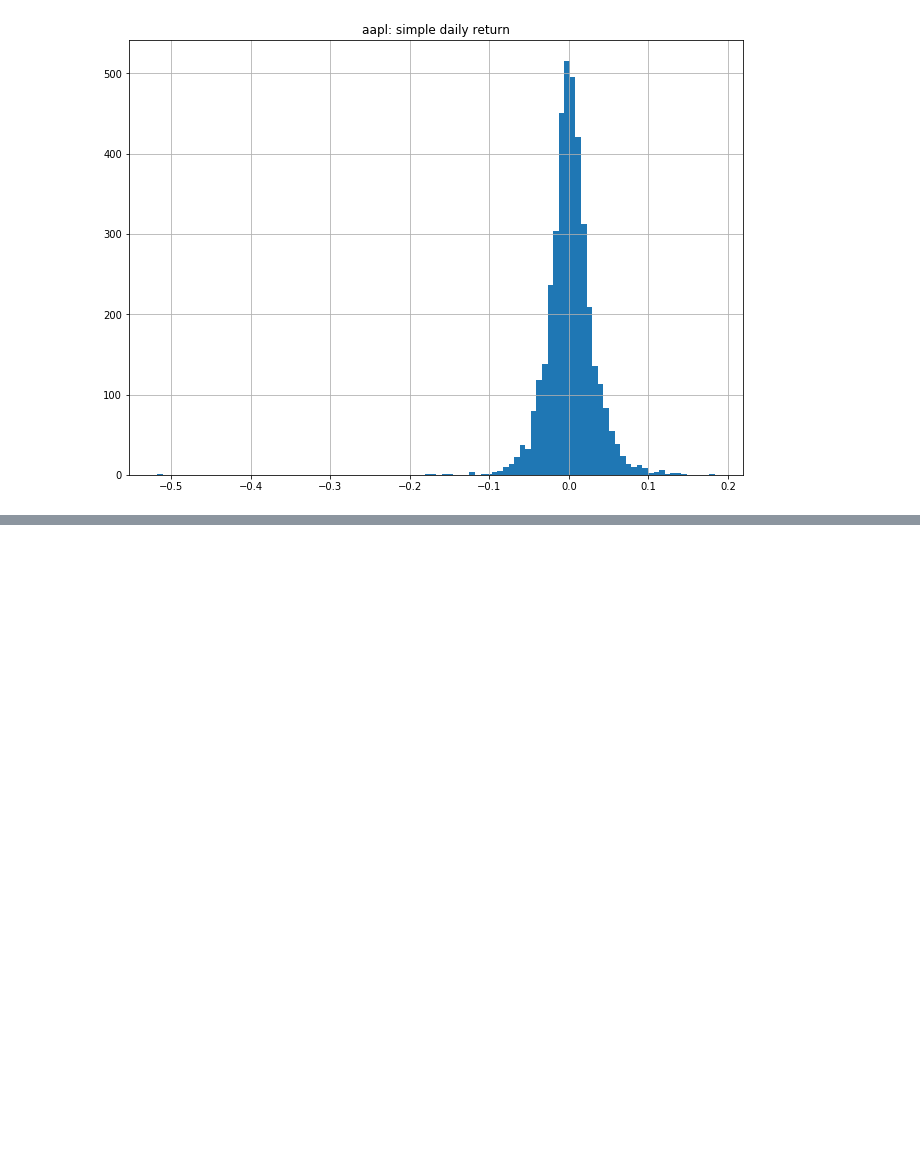
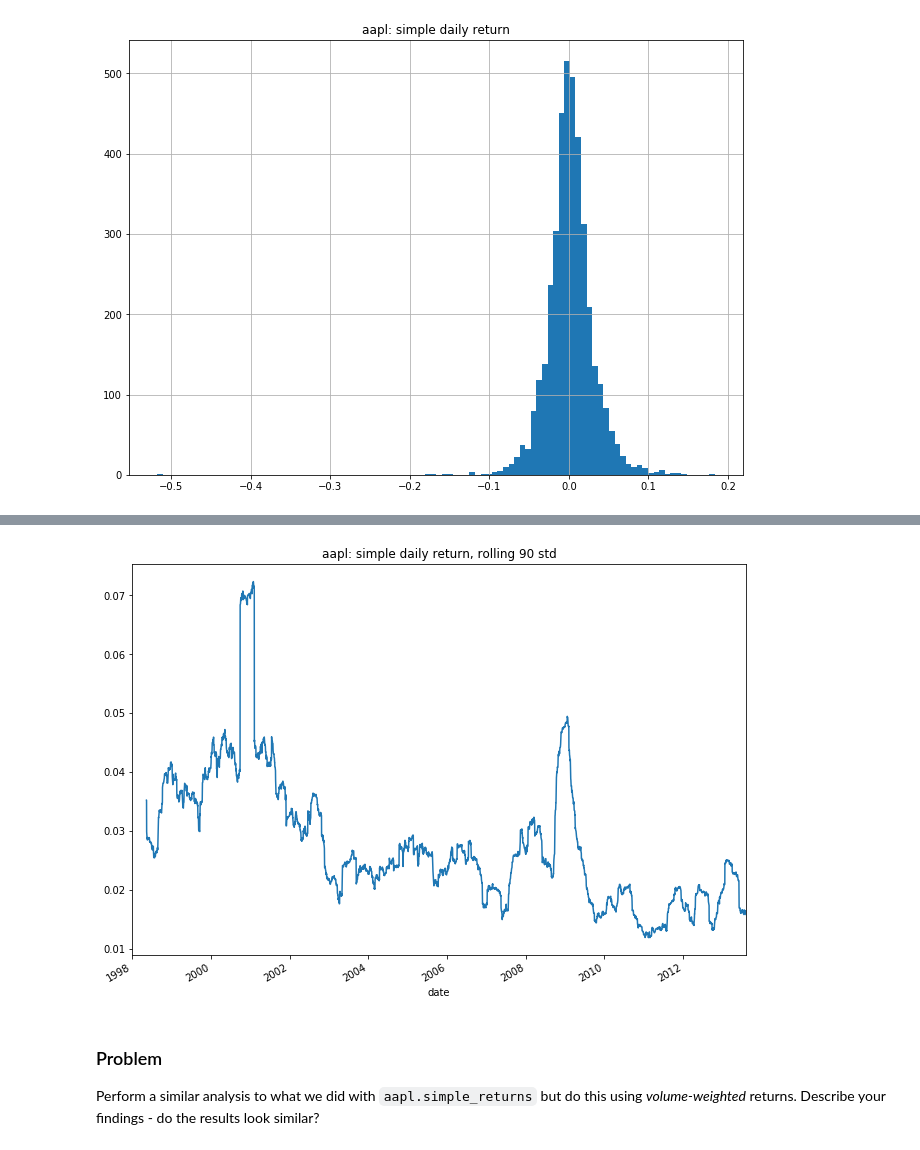
Before and after one commit to lermana/python_fundamentals, a Jupyter notebook: time_series_analysis.ipynb, the cells around one changed output, grey strips where cells are left out. Saved outputs shown, nothing was run; the diff lists cells and outputs as text; code cells hidden in the pictures; blank space fills up the shorter version.

```diff
--- a/time_series_analysis.ipynb
+++ b/time_series_analysis.ipynb
@@ -259,0 +240,11 @@ Look at the average daily returns in a given month:
+# %%
+aapl_df["return_simple_90_std"] = aapl_df.return_simple.rolling(90).std()
+# %%
+ax = aapl_df.return_simple_90_std.plot(figsize=(11, 8))
+t = ax.set_title("aapl: simple daily return, rolling 90 std")
+# %% [output]
+[figure, added]
+# %% [markdown]
+### Problem
+
+Perform a similar analysis to what we did with `aapl.simple_returns` but do this using _volume-weighted_ returns. Describe your findings - do the results look similar?
```
Also changed, not shown: parts of 77 cells of this notebook.
